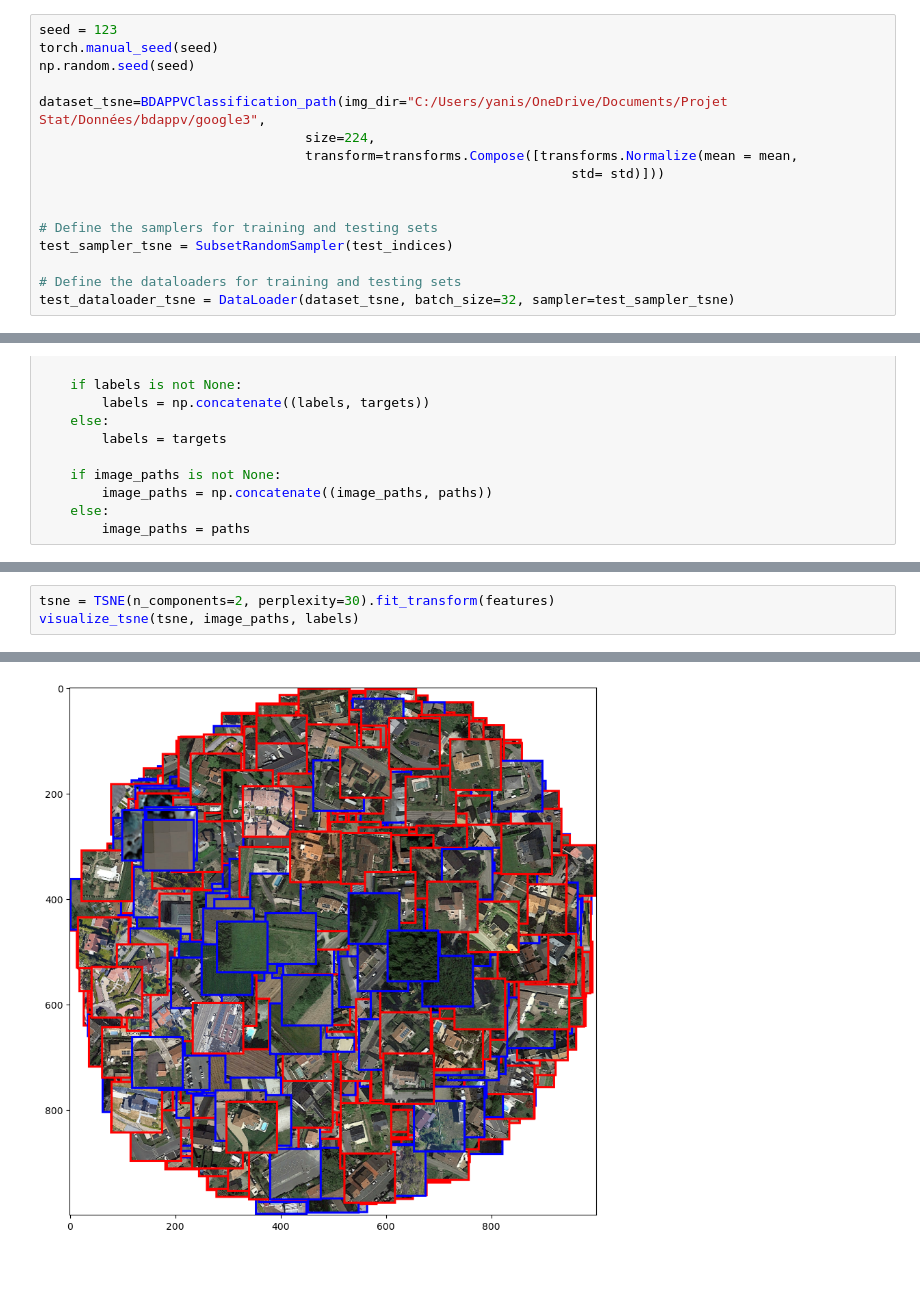
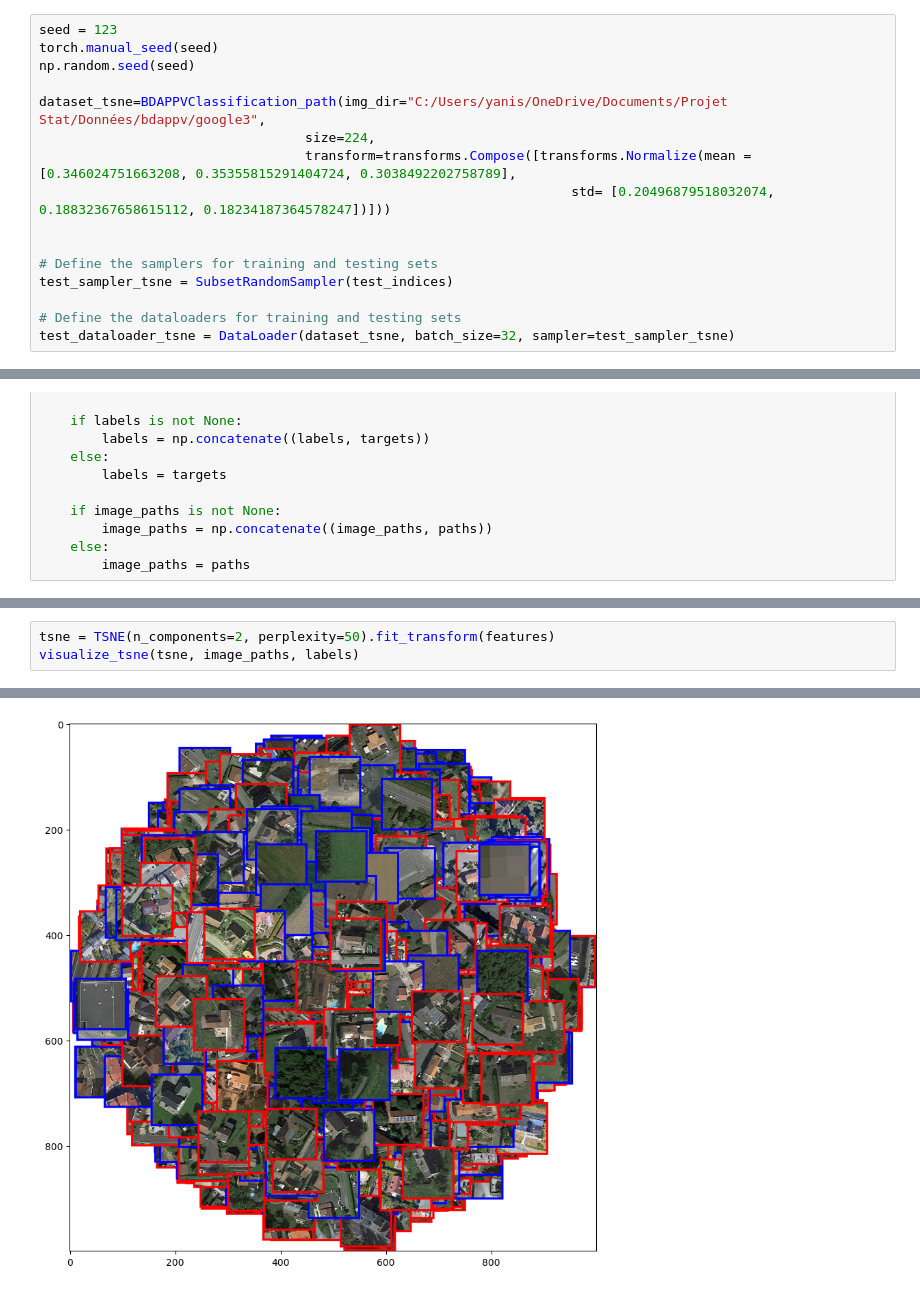
Before and after one commit to Basso42/DeepPVClassification, a Jupyter notebook: ResNet-18 transfert learning v3.ipynb, the cells around one changed output, grey strips where cells are left out. Cells and saved outputs as stored; diff of their text form.

Commit message:
visualiation tsne

```diff
--- a/ResNet-18 transfert learning v3.ipynb
+++ b/ResNet-18 transfert learning v3.ipynb
@@ -686,8 +686,8 @@ np.random.seed(seed)
 
 dataset_tsne=BDAPPVClassification_path(img_dir="C:/Users/yanis/OneDrive/Documents/Projet Stat/Données/bdappv/google3",
                                   size=224,
-                                  transform=transforms.Compose([transforms.Normalize(mean = mean,
-                                                                    std= std)]))
+                                  transform=transforms.Compose([transforms.Normalize(mean = [0.346024751663208, 0.35355815291404724, 0.3038492202758789],
+                                                                    std= [0.20496879518032074, 0.18832367658615112, 0.18234187364578247])]))
 
 
 # Define the samplers for training and testing sets
@@ -749,4 +749,4 @@ for c, per in zip(itertools.count(), [5, 30, 50]):
 # %%
-tsne = TSNE(n_components=2, perplexity=30).fit_transform(features)
+tsne = TSNE(n_components=2, perplexity=50).fit_transform(features)
 visualize_tsne(tsne, image_paths, labels)
 # %% [output]
@@ -754 +754 @@ visualize_tsne(tsne, image_paths, labels)
-[figure, old version]
+[figure, new version]
```
Also changed, not shown: parts of 4 cells of this notebook.
